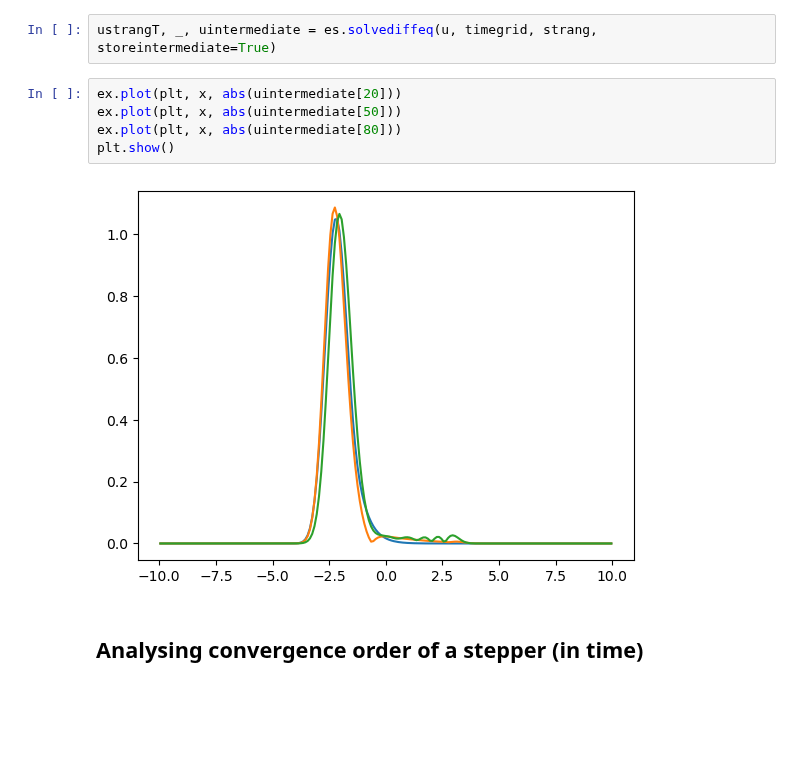
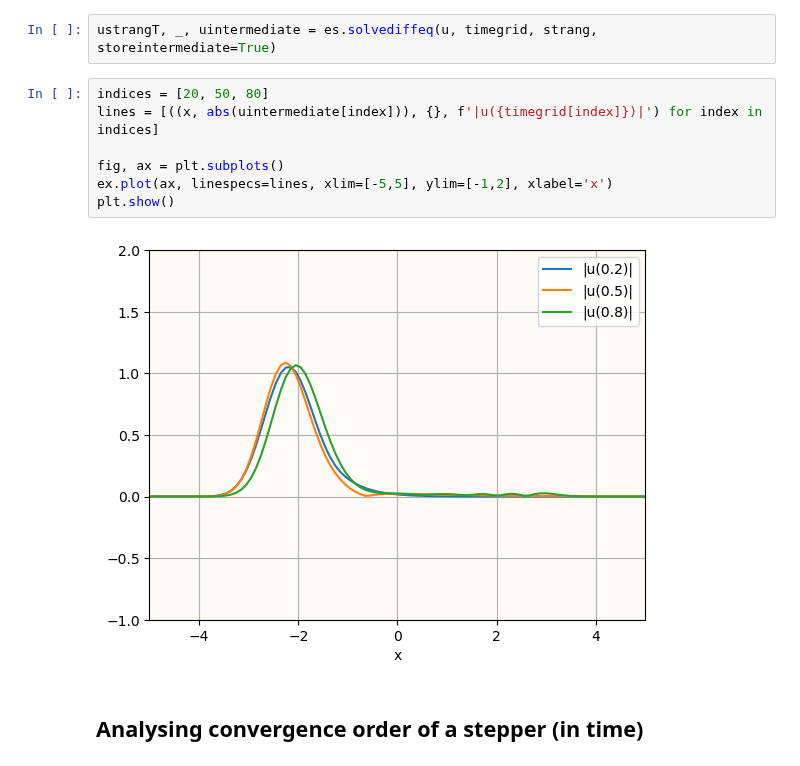
Before and after one commit to brownadder/expsolve, a Jupyter notebook: examples/tutorials/02_evolve/01_time_stepping_with_evolve.ipynb, the cells around one changed output. Saved outputs shown, nothing was run; the diff lists cells and outputs as text; blank space fills up the shorter version.

```diff
--- a/examples/tutorials/02_evolve/01_time_stepping_with_evolve.ipynb
+++ b/examples/tutorials/02_evolve/01_time_stepping_with_evolve.ipynb
@@ -118,13 +126,15 @@ ex.obsplot(plt, timegrid, obsvalues)
 If intermediate values are required, they can be obtained by setting the optional parameter `storeintermediate` to `True`
 # %%
 ustrangT, _, uintermediate = es.solvediffeq(u, timegrid, strang, storeintermediate=True)
-# %%
-ex.plot(plt, x, abs(uintermediate[20]))
-ex.plot(plt, x, abs(uintermediate[50]))
-ex.plot(plt, x, abs(uintermediate[80]))
-plt.show()
-# %% [output]
-[figure, removed]
+# %%
+indices = [20, 50, 80]
+lines = [((x, abs(uintermediate[index])), {}, f'|u({timegrid[index]})|') for index in indices]
+
+fig, ax = plt.subplots()
+ex.plot(ax, linespecs=lines, xlim=[-5,5], ylim=[-1,2], xlabel='x')
+plt.show()
+# %% [output]
+[figure, added]
 # %% [markdown]
 ## Analysing convergence order of a stepper (in time)
 # %% [markdown]
```
Also changed, not shown: parts of 4 cells of this notebook, 8 other files.
